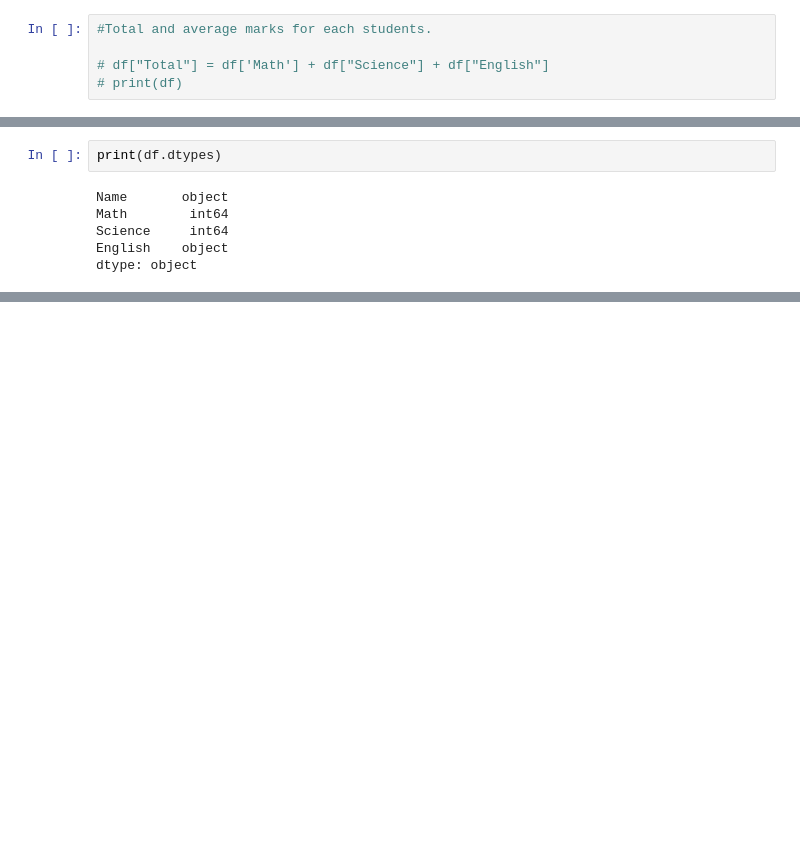
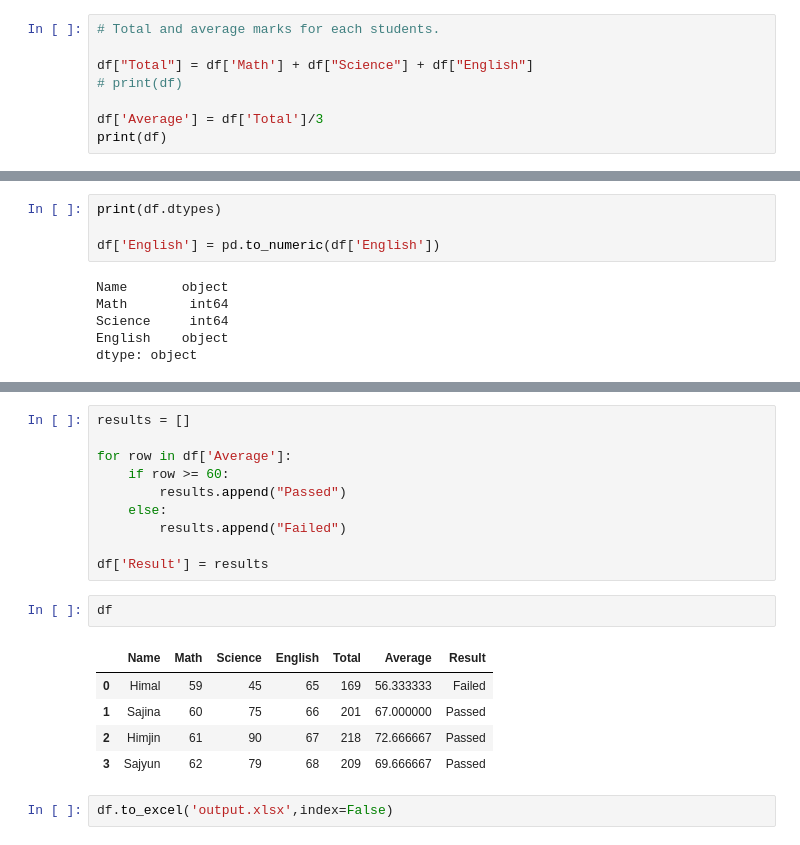
Before and after one commit to HimalBhandari05/Advanced-Python-IOE-, a Jupyter notebook: Tasks/excelFileManipulation.ipynb, the cells around one changed output, grey strips where cells are left out. Drawn from its saved outputs; the diff is of its cells as text; blank space fills up the shorter version.

```diff
--- a/Tasks/excelFileManipulation.ipynb
+++ b/Tasks/excelFileManipulation.ipynb
@@ -36,7 +36,10 @@ print(df)
 2  Himjin    61       90      67
 3  Sajyun    62       79      68
 # %%
-#Total and average marks for each students.
+# Total and average marks for each students.
 
-# df["Total"] = df['Math'] + df["Science"] + df["English"]
+df["Total"] = df['Math'] + df["Science"] + df["English"]
 # print(df)
+
+df['Average'] = df['Total']/3
+print(df)
@@ -43,5 +52,7 @@ print(df)
 # %%
 print(df.dtypes)
+
+df['English'] = pd.to_numeric(df['English'])
 # %% [output]
 Name       object
 Math        int64
@@ -50,0 +72,20 @@ dtype: object
+# %%
+results = []
+
+for row in df['Average']:
+    if row >= 60:
+        results.append("Passed")
+    else:
+        results.append("Failed")
+
+df['Result'] = results
+# %%
+df
+# %% [output]
+|  | Name | Math | Science | English | Total | Average | Result |
+| 0 | Himal | 59 | 45 | 65 | 169 | 56.333333 | Failed |
+| 1 | Sajina | 60 | 75 | 66 | 201 | 67.000000 | Passed |
+| 2 | Himjin | 61 | 90 | 67 | 218 | 72.666667 | Passed |
+| 3 | Sajyun | 62 | 79 | 68 | 209 | 69.666667 | Passed |
+# %%
+df.to_excel('output.xlsx',index=False)
```
Also changed, not shown: parts of 9 cells of this notebook, 11 other files.
